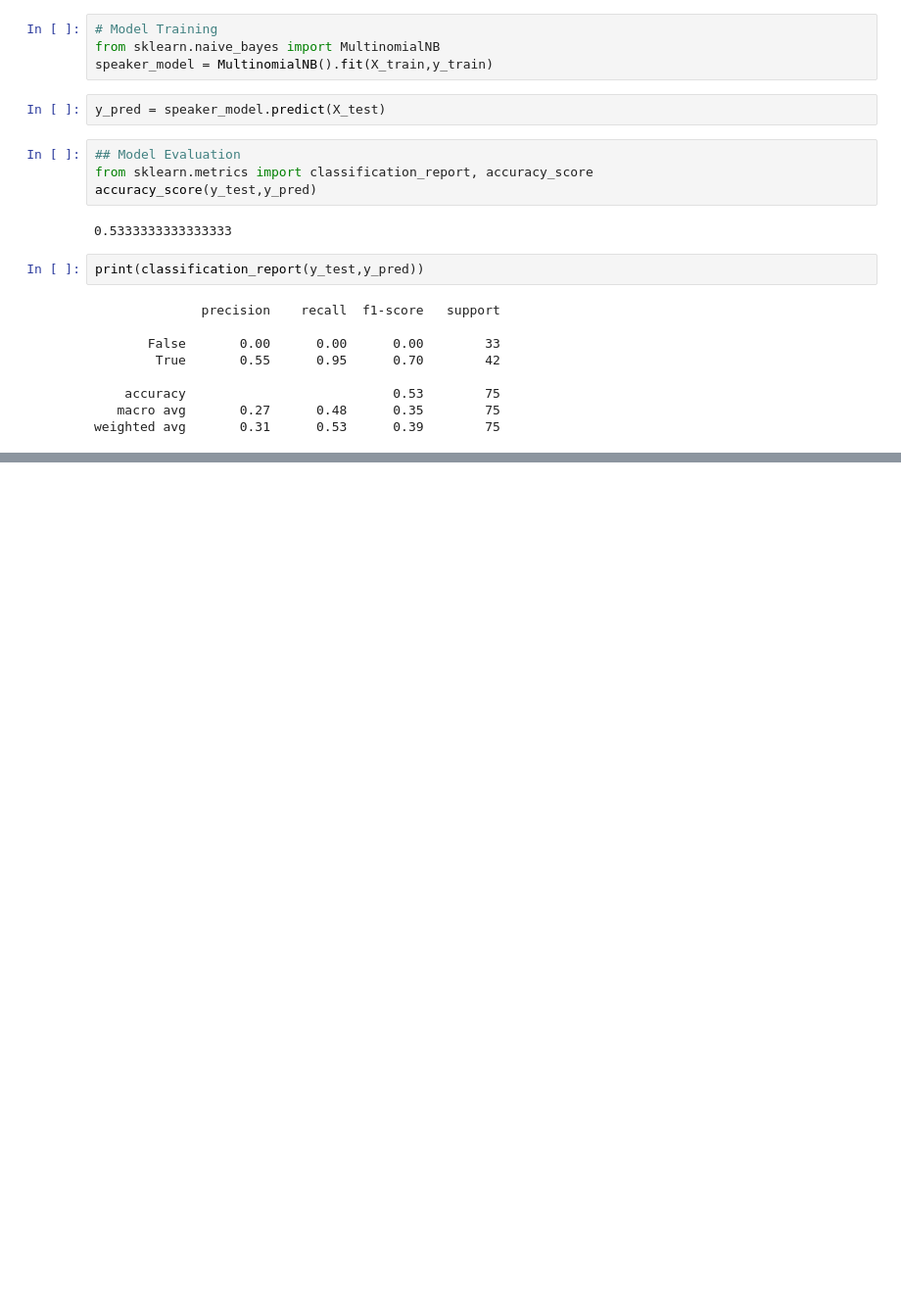
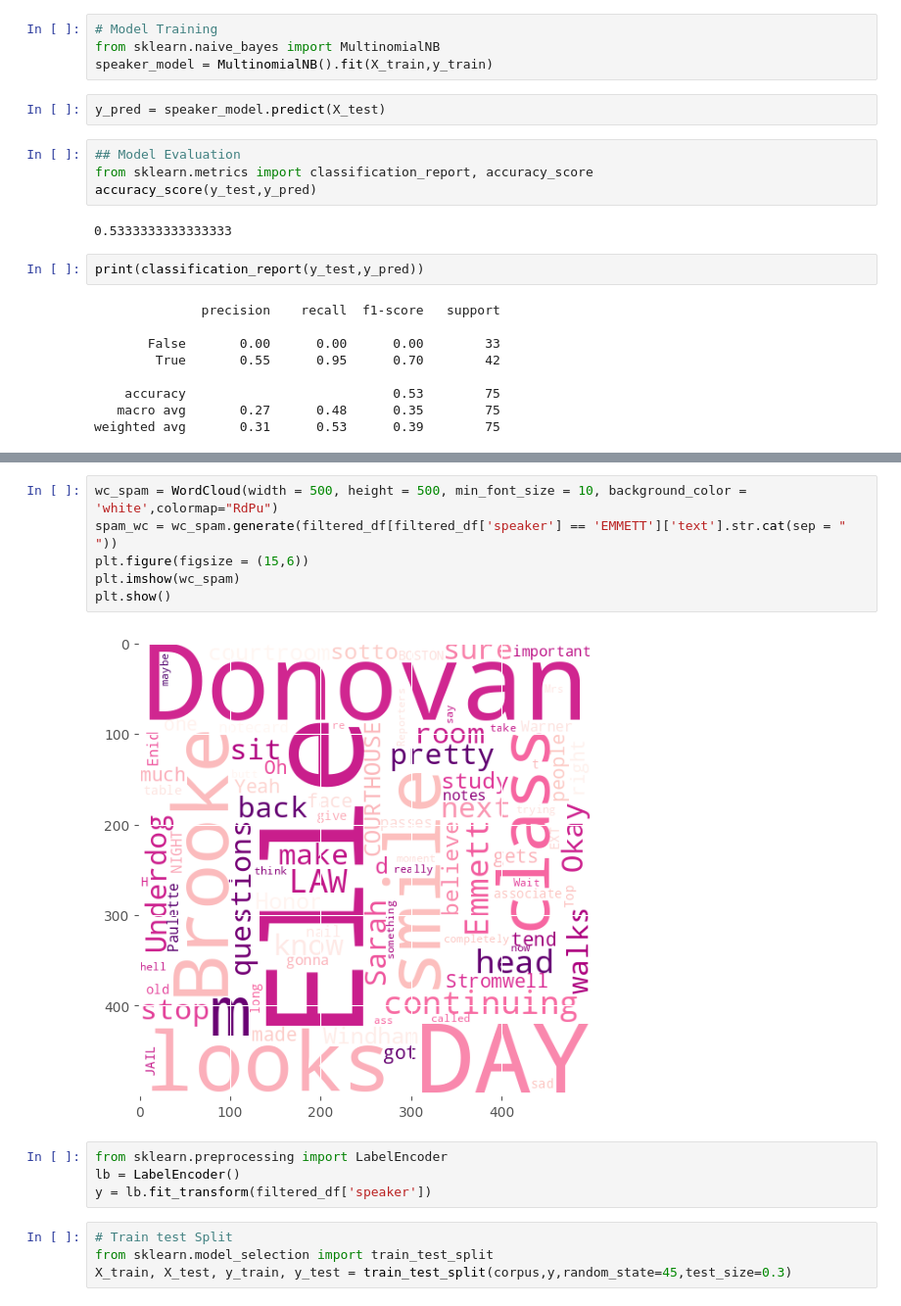
Before and after one commit to nandhika03/legallyblondeandnlp, a Jupyter notebook: notebooks/Summary_practice.ipynb, the cells around one changed output, grey strips where cells are left out. Shown at 98% size. Drawn from its saved outputs; the diff is of its cells as text; blank space fills up the shorter version.

```diff
--- a/notebooks/Summary_practice.ipynb
+++ b/notebooks/Summary_practice.ipynb
@@ -180,0 +301,16 @@ weighted avg       0.31      0.53      0.39        75
+# %%
+wc_spam = WordCloud(width = 500, height = 500, min_font_size = 10, background_color = 'white',colormap="RdPu")
+spam_wc = wc_spam.generate(filtered_df[filtered_df['speaker'] == 'EMMETT']['text'].str.cat(sep = " "))
+plt.figure(figsize = (15,6))
+plt.imshow(wc_spam)
+plt.show()
+# %% [output]
+[figure, added]
+# %%
+from sklearn.preprocessing import LabelEncoder
+lb = LabelEncoder()
+y = lb.fit_transform(filtered_df['speaker'])
+# %%
+# Train test Split
+from sklearn.model_selection import train_test_split
+X_train, X_test, y_train, y_test = train_test_split(corpus,y,random_state=45,test_size=0.3)
```
Also changed, not shown: parts of 36 cells of this notebook, 3 other files.
